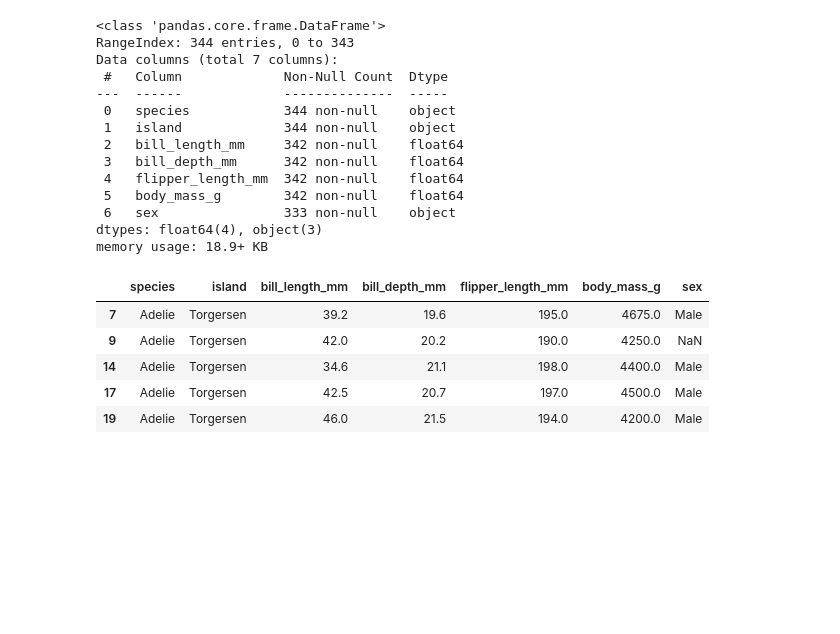
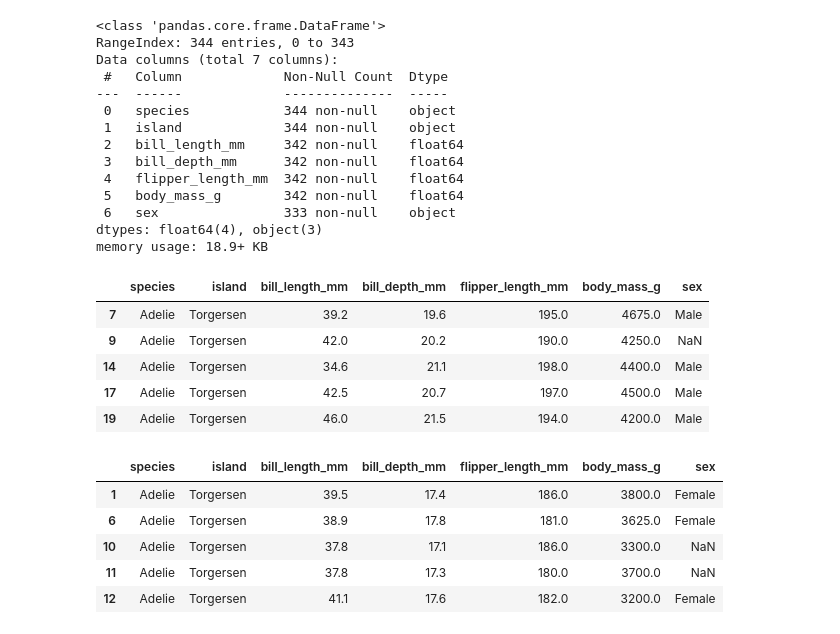
Before and after one commit to adinsa1/Data110, a Jupyter notebook: Week7_Homewrk.ipynb, the cells around one changed output. Cells and saved outputs as stored; diff of their text form; code cells hidden in the pictures; blank space fills up the shorter version.

```diff
--- a/Week7_Homewrk.ipynb
+++ b/Week7_Homewrk.ipynb
@@ -76,4 +76,12 @@ X.head(5)
 # %%
 # 3. Conditional Filtering:
 ## 3.1 Create a subset of the data where the penguin's bill length is between 40 mm and 50 mm, and the bill depth is less than 18 mm.
-X = penguins['bill_length_mm'=]
+X = penguins[penguins['bill_depth_mm'] <18]
+X.head()
+# %% [output]
+|  | species | island | bill_length_mm | bill_depth_mm | flipper_length_mm | body_mass_g | sex |
+| 1 | Adelie | Torgersen | 39.5 | 17.4 | 186.0 | 3800.0 | Female |
+| 6 | Adelie | Torgersen | 38.9 | 17.8 | 181.0 | 3625.0 | Female |
+| 10 | Adelie | Torgersen | 37.8 | 17.1 | 186.0 | 3300.0 | NaN |
+| 11 | Adelie | Torgersen | 37.8 | 17.3 | 180.0 | 3700.0 | NaN |
+| 12 | Adelie | Torgersen | 41.1 | 17.6 | 182.0 | 3200.0 | Female |
```
Also changed, not shown: parts of 1 cell of this notebook.
